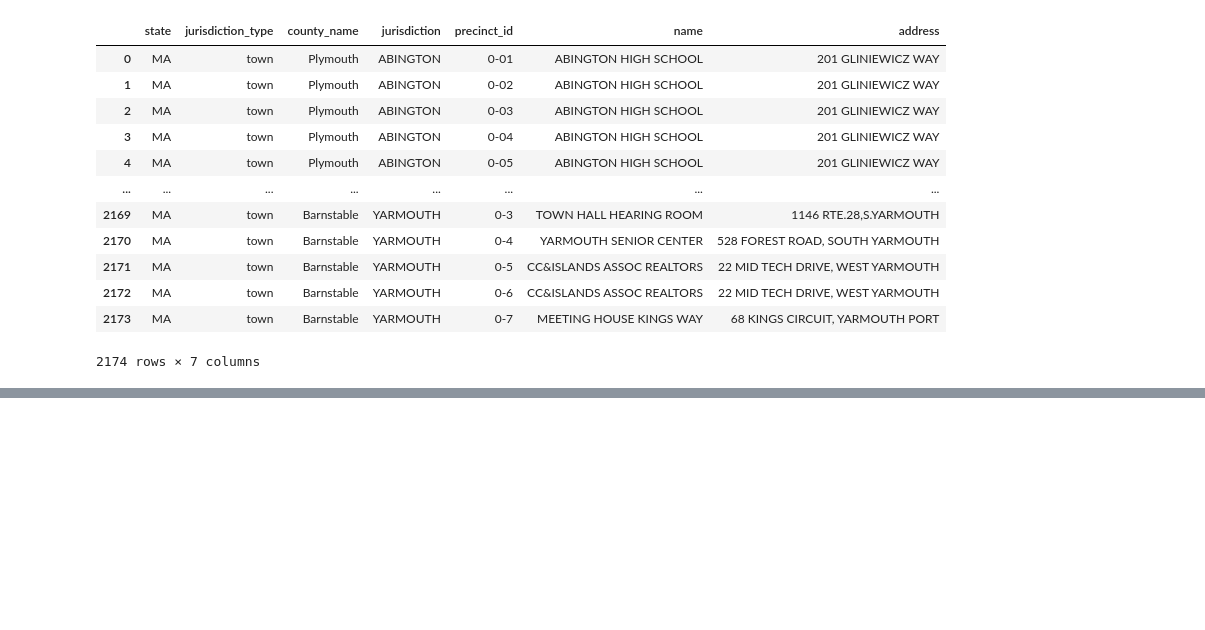
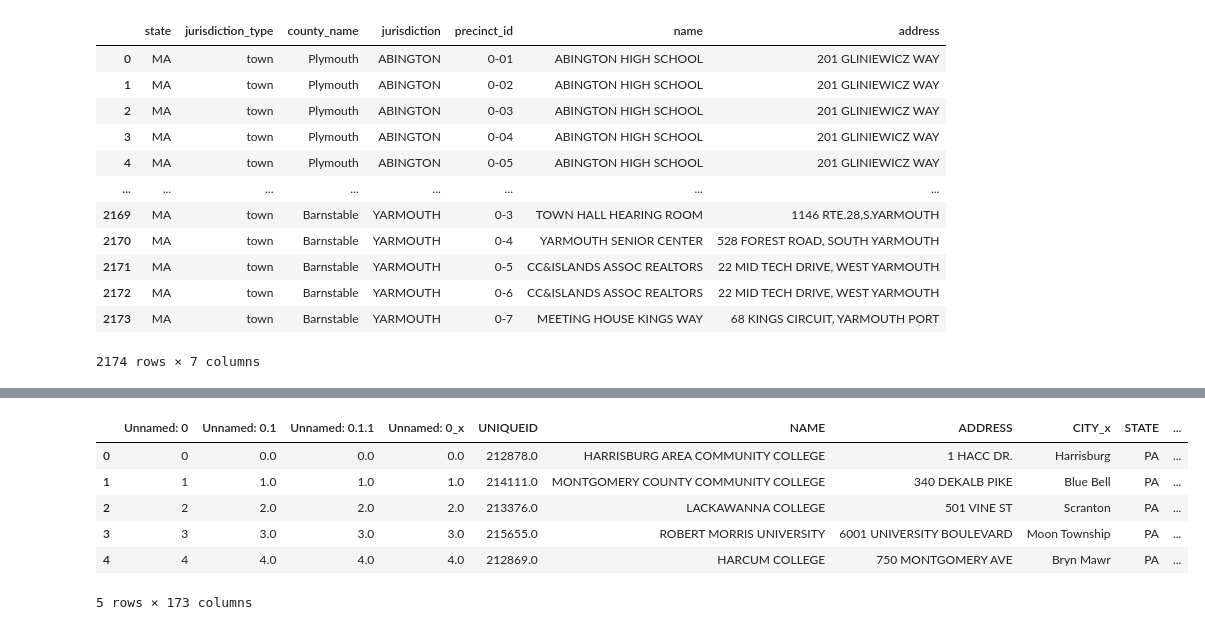
Before and after one commit to nickeubank/mtv_viacom_capstone, a Jupyter notebook: 10_code/10_prepare_data/61_clean_2018_States.ipynb, the cells around one changed output, grey strips where cells are left out. Drawn from its saved outputs; the diff is of its cells as text; code cells hidden in the pictures; blank space fills up the shorter version.

```diff
--- a/10_code/10_prepare_data/61_clean_2018_States.ipynb
+++ b/10_code/10_prepare_data/61_clean_2018_States.ipynb
@@ -172,0 +192,10 @@ data.to_csv(f"../../20_intermediate_files/10_polling_places/2018_Polling_Clean/c
+# %%
+df.head()
+# %% [output]
+|  | Unnamed: 0 | Unnamed: 0.1 | Unnamed: 0.1.1 | Unnamed: 0_x | UNIQUEID | NAME | ADDRESS | CITY_x | STATE | ... |
+| 0 | 0 | 0.0 | 0.0 | 0.0 | 212878.0 | HARRISBURG AREA COMMUNITY COLLEGE | 1 HACC DR. | Harrisburg | PA | ... |
+| 1 | 1 | 1.0 | 1.0 | 1.0 | 214111.0 | MONTGOMERY COUNTY COMMUNITY COLLEGE | 340 DEKALB PIKE | Blue Bell | PA | ... |
+| 2 | 2 | 2.0 | 2.0 | 2.0 | 213376.0 | LACKAWANNA COLLEGE | 501 VINE ST | Scranton | PA | ... |
+| 3 | 3 | 3.0 | 3.0 | 3.0 | 215655.0 | ROBERT MORRIS UNIVERSITY | 6001 UNIVERSITY BOULEVARD | Moon Township | PA | ... |
+| 4 | 4 | 4.0 | 4.0 | 4.0 | 212869.0 | HARCUM COLLEGE | 750 MONTGOMERY AVE | Bryn Mawr | PA | ... |
+5 rows × 173 columns
```
Also changed, not shown: parts of 10 cells of this notebook.
